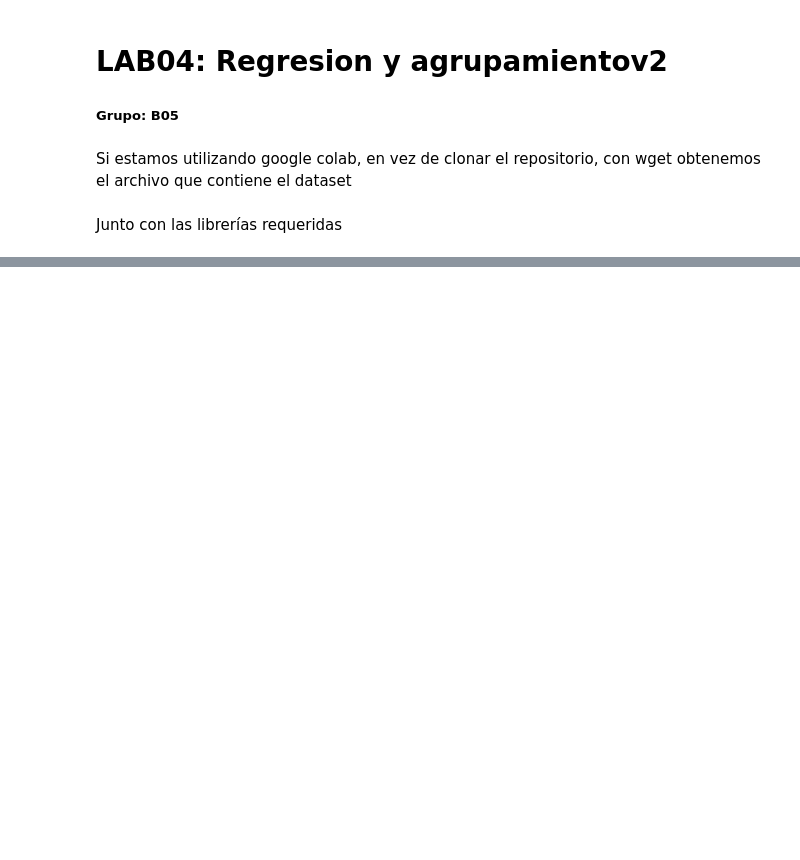
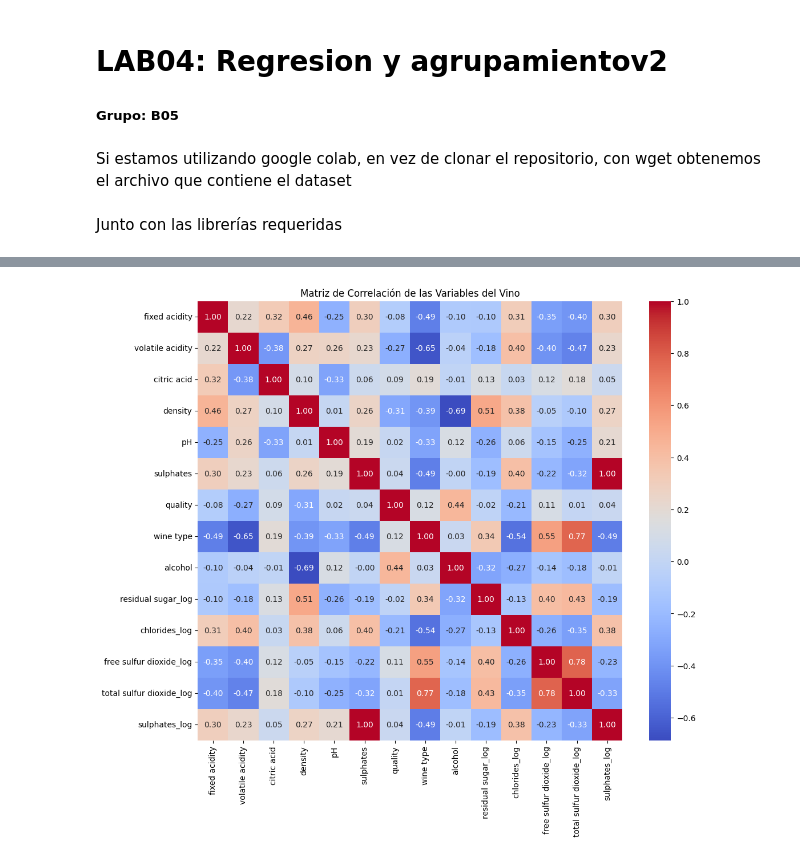
Before and after one commit to Alf-caput/LAB04_Regresion_y_agrupamiento, a Jupyter notebook: LAB04 Regresion_y_agrupamientov2.ipynb, the cells around one changed output, grey strips where cells are left out. Saved outputs shown, nothing was run; the diff lists cells and outputs as text; code cells hidden in the pictures; blank space fills up the shorter version.

```diff
--- a/LAB04 Regresion_y_agrupamientov2.ipynb
+++ b/LAB04 Regresion_y_agrupamientov2.ipynb
@@ -27,0 +161,7 @@ os.system('pip install -r requirements.txt')
+# %%
+from sklearn.preprocessing import StandardScaler
+scaler = StandardScaler()
+datos = pd.DataFrame(scaler.fit_transform(data_transformed), columns=data_transformed.columns)
+datos = datos.drop(columns=[col for col in datos.columns if col in transform_vars])
+
+datos.head()
@@ -27,0 +175,9 @@ os.system('pip install -r requirements.txt')
+# %%
+correlation_matrix = datos.corr()
+
+plt.figure(figsize=(12, 10))
+sns.heatmap(correlation_matrix, annot=True, fmt=".2f", cmap='coolwarm')
+plt.title('Matriz de Correlación de las Variables del Vino')
+plt.show()
+# %% [output]
+[figure, added]
```
Also changed, not shown: parts of 18 cells of this notebook, 1 other file.
